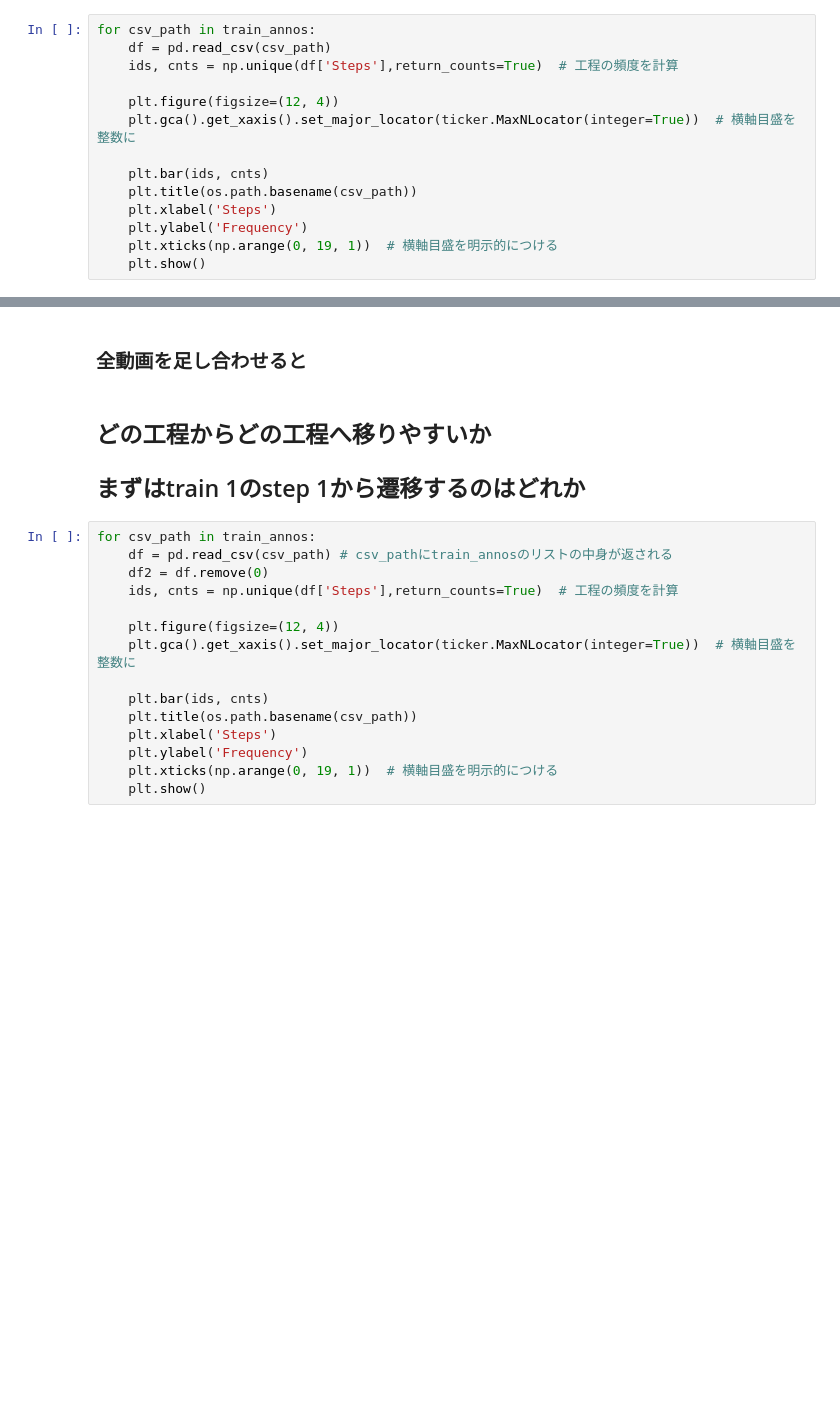
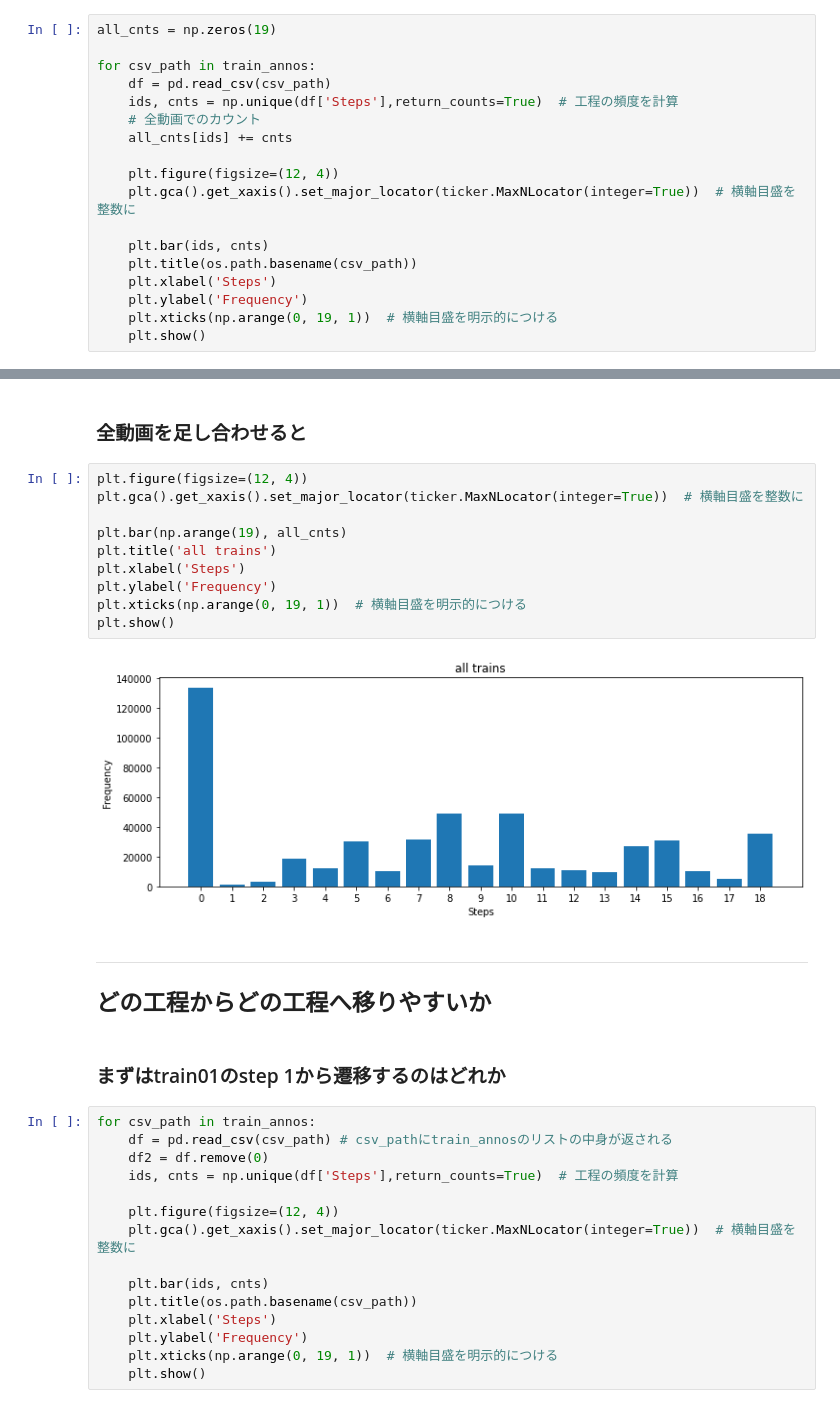
Before and after one commit to yumion/cataractsWorkflow, a Jupyter notebook: notebooks/eda.ipynb, the cells around one changed output, grey strips where cells are left out. Drawn from its saved outputs; the diff is of its cells as text; blank space fills up the shorter version.

```diff
--- a/notebooks/eda.ipynb
+++ b/notebooks/eda.ipynb
@@ -162,9 +162,13 @@ for csv_path in train_annos:
 # %% [markdown]
 ## 各工程（クラス）のバランス
 # %%
+all_cnts = np.zeros(19)
+
 for csv_path in train_annos:
     df = pd.read_csv(csv_path)
     ids, cnts = np.unique(df['Steps'],return_counts=True)  # 工程の頻度を計算
+    # 全動画でのカウント
+    all_cnts[ids] += cnts
 
     plt.figure(figsize=(12, 4))
     plt.gca().get_xaxis().set_major_locator(ticker.MaxNLocator(integer=True))  # 横軸目盛を整数に
@@ -191,9 +195,23 @@ for csv_path in train_annos:
 ... (13 outputs left out)
 # %% [markdown]
 ### 全動画を足し合わせると
+# %%
+plt.figure(figsize=(12, 4))
+plt.gca().get_xaxis().set_major_locator(ticker.MaxNLocator(integer=True))  # 横軸目盛を整数に
+
+plt.bar(np.arange(19), all_cnts)
+plt.title('all trains')
+plt.xlabel('Steps')
+plt.ylabel('Frequency')
+plt.xticks(np.arange(0, 19, 1))  # 横軸目盛を明示的につける
+plt.show()
+# %% [output]
+[figure, added]
 # %% [markdown]
+---
 ## どの工程からどの工程へ移りやすいか
-## まずはtrain 1のstep 1から遷移するのはどれか
+# %% [markdown]
+### まずはtrain01のstep 1から遷移するのはどれか
 # %%
 for csv_path in train_annos:
     df = pd.read_csv(csv_path) # csv_pathにtrain_annosのリストの中身が返される
```
Also changed, not shown: 1 other file.
